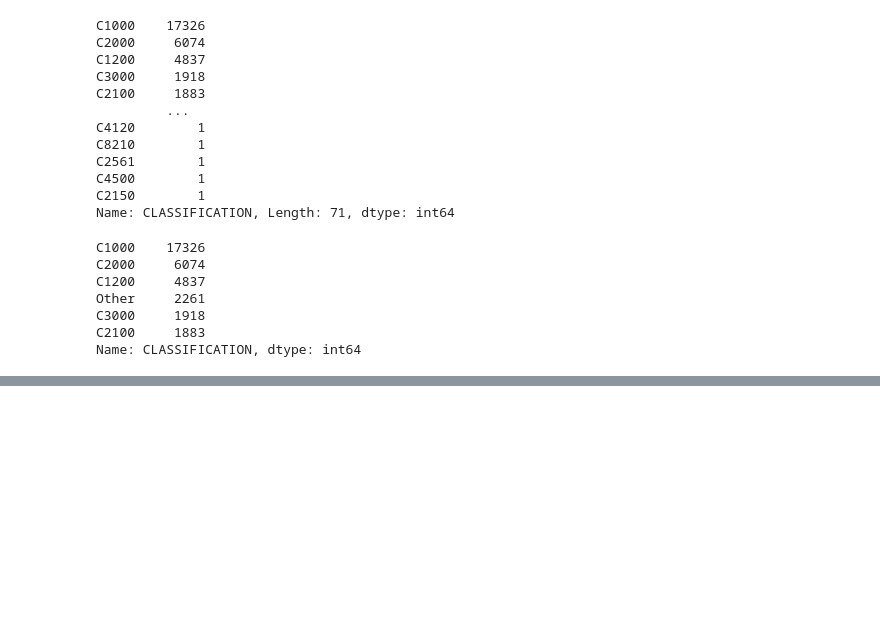
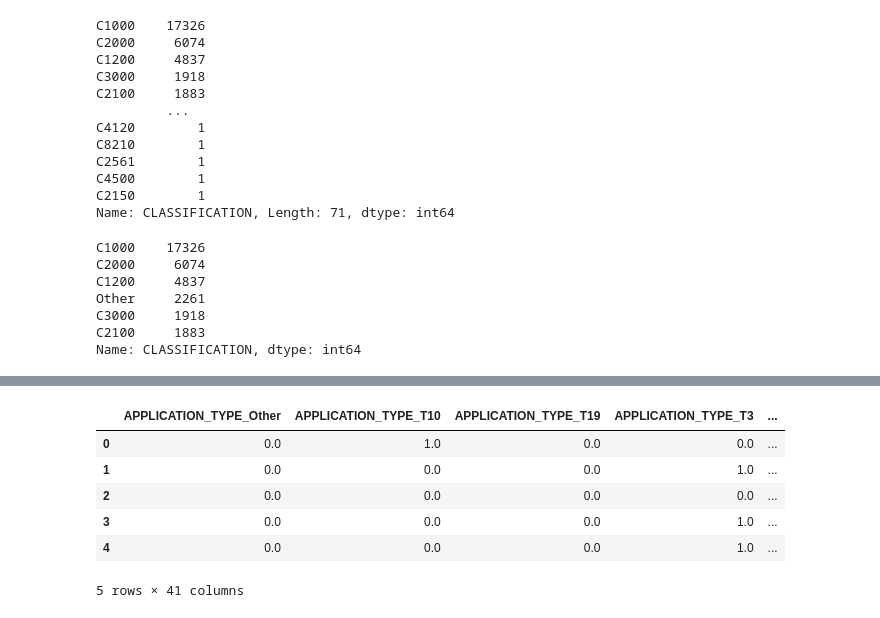
Before and after one commit to Jess-Vannatter/Neural_Network_Charity_Analysis, a Jupyter notebook: Starter_Code/AlphabetSoupCharity_Optimization.ipynb, the cells around one changed output, grey strips where cells are left out. Cells and saved outputs as stored; diff of their text form; code cells hidden in the pictures; blank space fills up the shorter version.

```diff
--- a/Starter_Code/AlphabetSoupCharity_Optimization.ipynb
+++ b/Starter_Code/AlphabetSoupCharity_Optimization.ipynb
@@ -188,0 +182,18 @@ askamount_counts.plot.density()
+# %%
+# Create a OneHotEncoder instance
+enc = OneHotEncoder(sparse_output=False)
+
+# Fit and transform the OneHotEncoder using the categorical variable list
+encode_df = pd.DataFrame(enc.fit_transform(application_df[applications_cat]))
+
+# Add the encoded variable names to the dataframe
+encode_df.columns = enc.get_feature_names_out(applications_cat)
+encode_df.head()
+# %% [output]
+|  | APPLICATION_TYPE_Other | APPLICATION_TYPE_T10 | APPLICATION_TYPE_T19 | APPLICATION_TYPE_T3 | ... |
+| 0 | 0.0 | 1.0 | 0.0 | 0.0 | ... |
+| 1 | 0.0 | 0.0 | 0.0 | 1.0 | ... |
+| 2 | 0.0 | 0.0 | 0.0 | 0.0 | ... |
+| 3 | 0.0 | 0.0 | 0.0 | 1.0 | ... |
+| 4 | 0.0 | 0.0 | 0.0 | 1.0 | ... |
+5 rows × 41 columns
```
Also changed, not shown: parts of 19 cells of this notebook.
